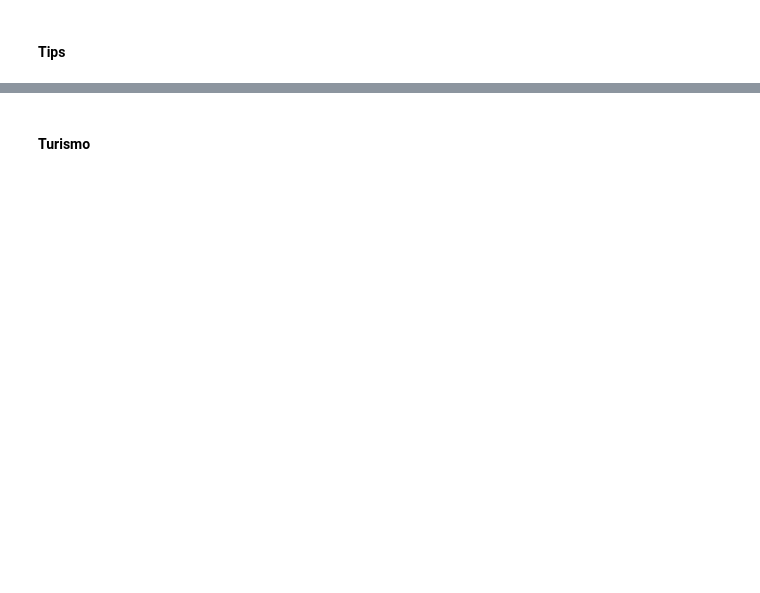
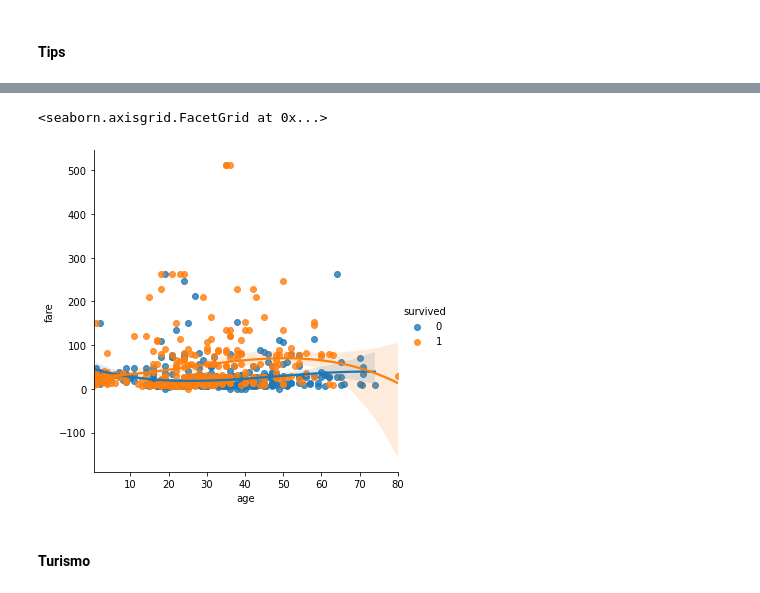
Before and after one commit to dnogaroli/DS-652, a Jupyter notebook: notebooks/Aula 4.ipynb, the cells around one changed output, grey strips where cells are left out. Saved outputs shown, nothing was run; the diff lists cells and outputs as text; code cells hidden in the pictures; blank space fills up the shorter version.

Commit message:
upload Wine and titanic analysis

```diff
--- a/notebooks/Aula 4.ipynb
+++ b/notebooks/Aula 4.ipynb
@@ -47,5 +118,8 @@ sns.lmplot(data=df_titanic,x='age',y='fare', hue='survived')
 # %%
-sns.lmplot(data=df_titanic,x='age',y='fare', hue='survived', order=2)
+sns.lmplot(data=df_titanic,x='age',y='fare', hue='survived', order=3)
+# %% [output]
+<seaborn.axisgrid.FacetGrid at 0x...>
+[figure, added]
 # %% [markdown]
 #### Turismo
 # %%
```
Also changed, not shown: parts of 26 cells of this notebook, 3 other files.
